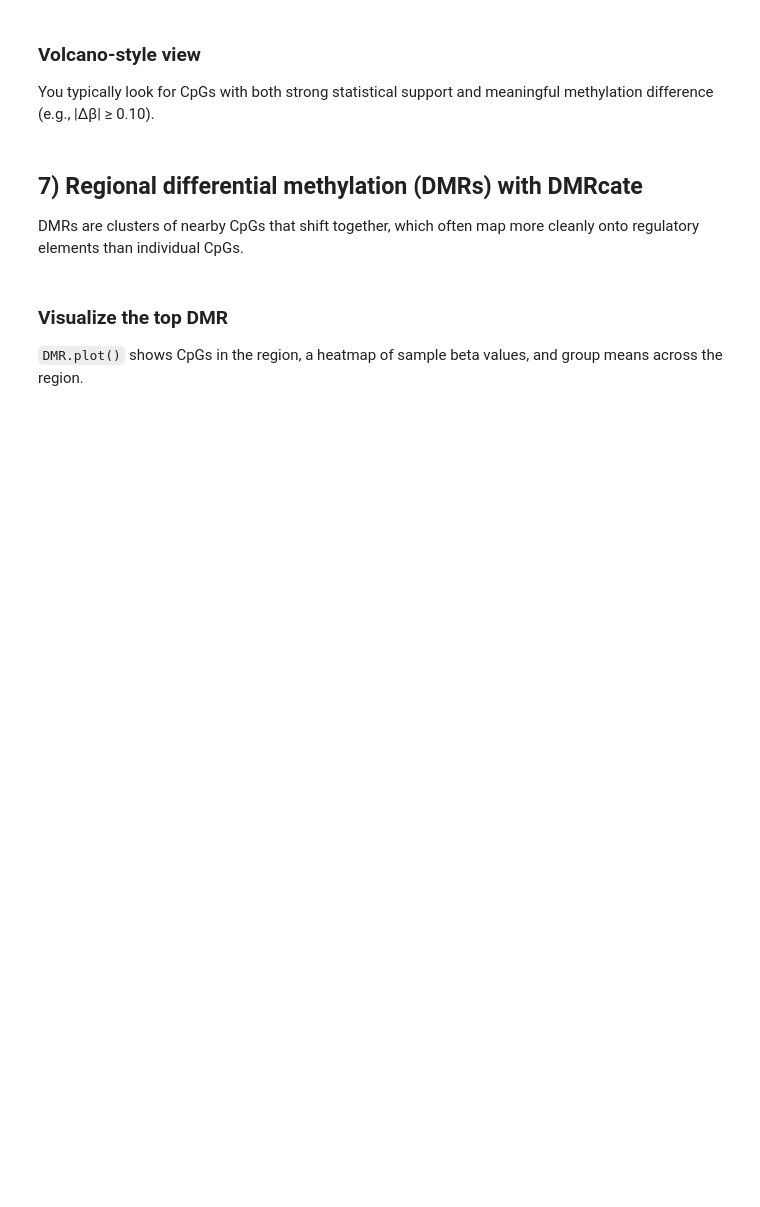
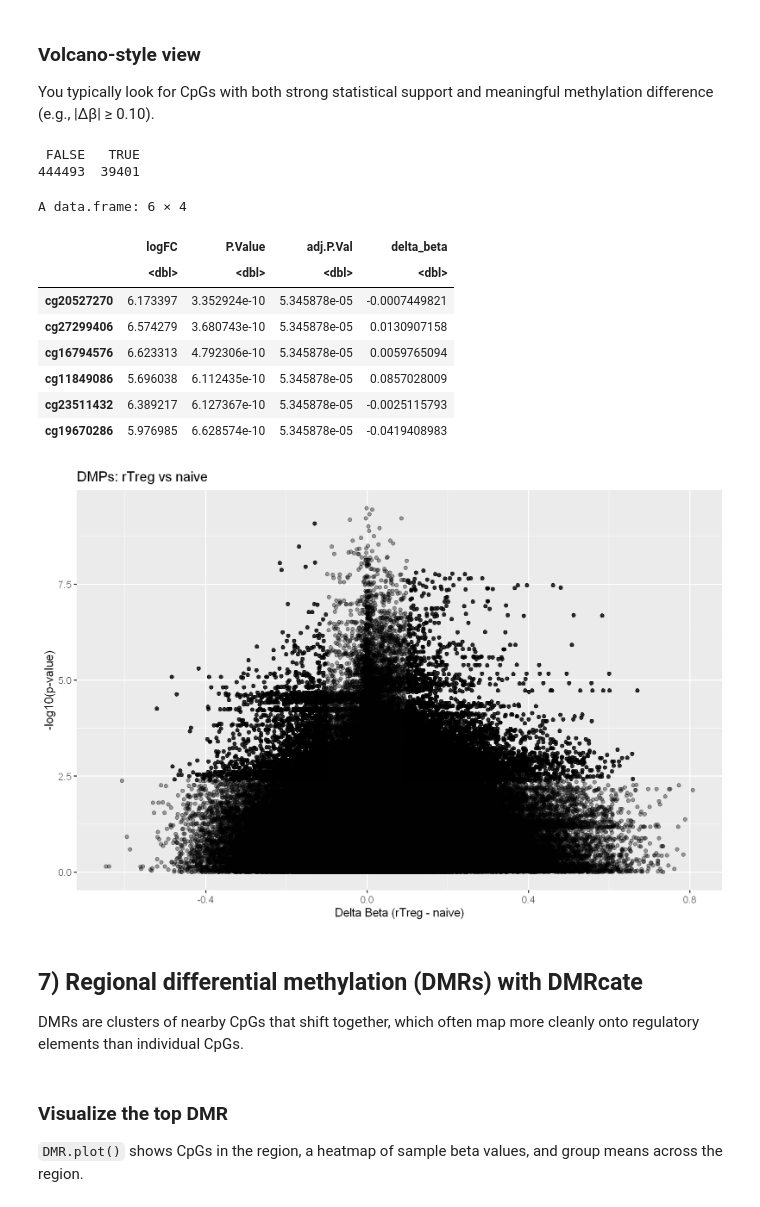
Before and after one commit to meshik/bioinformatics-code-hub, a Jupyter notebook: epigenomics/dna_methylation/r.ipynb, the cells around one changed output. Cells and saved outputs as stored; diff of their text form; code cells hidden in the pictures; blank space fills up the shorter version.

```diff
--- a/epigenomics/dna_methylation/r.ipynb
+++ b/epigenomics/dna_methylation/r.ipynb
@@ -281,13 +298,60 @@ head(dmp[, c("logFC", "P.Value", "adj.P.Val", "delta_beta")])
 
 You typically look for CpGs with both strong statistical support and meaningful methylation difference (e.g., |Δβ| ≥ 0.10).
 # %%
+library(limma)
+library(SummarizedExperiment)
+
+pheno <- as.data.frame(colData(gSet_f))
+
+# Keep only samples with a defined group
+keep <- !is.na(pheno$Sample_Group)
+gSet_sub <- gSet_f[, keep]
+pheno_sub <- as.data.frame(colData(gSet_sub))
+
+pheno_sub$Sample_Group <- factor(pheno_sub$Sample_Group, levels = c("benign", "tumor"))
+
+m_sub <- getM(gSet_sub)
+beta_sub <- getBeta(gSet_sub)
+
+design <- model.matrix(~ 0 + Sample_Group, data = pheno_sub)
+colnames(design) <- make.names(colnames(design))
+
+cont <- makeContrasts(Sample_Grouptumor - Sample_Groupbenign, levels = design)
+
+fit <- lmFit(m_sub, design)
+fit2 <- contrasts.fit(fit, cont)
+fit2 <- eBayes(fit2)
+
+dmp <- topTable(fit2, number = Inf, sort.by = "P", adjust.method = "BH")
+
+# Effect size: delta-beta (tumor - benign)
+dmp$delta_beta <- rowMeans(beta_sub[, pheno_sub$Sample_Group == "tumor", drop = FALSE]) -
+  rowMeans(beta_sub[, pheno_sub$Sample_Group == "benign", drop = FALSE])
+
+table(dmp$adj.P.Val < 0.05)
+head(dmp[, c("logFC", "P.Value", "adj.P.Val", "delta_beta")])
+
+
 dmp$neglog10p <- -log10(dmp$P.Value)
 dmp$hit <- (dmp$adj.P.Val < 0.05) & (abs(dmp$delta_beta) >= 0.10)
 
 ggplot(dmp, aes(x = delta_beta, y = neglog10p)) +
   geom_point(alpha = 0.35) +
   geom_point(data = subset(dmp, hit), alpha = 0.7) +
   labs(title = "DMPs: rTreg vs naive", x = "Delta Beta (rTreg - naive)", y = "-log10(p-value)")
+# %% [output]
+ FALSE   TRUE
+444493  39401
+A data.frame: 6 × 4
+|  | logFC | P.Value | adj.P.Val | delta_beta |
+|  | <dbl> | <dbl> | <dbl> | <dbl> |
+| cg20527270 | 6.173397 | 3.352924e-10 | 5.345878e-05 | -0.0007449821 |
+| cg27299406 | 6.574279 | 3.680743e-10 | 5.345878e-05 | 0.0130907158 |
+| cg16794576 | 6.623313 | 4.792306e-10 | 5.345878e-05 | 0.0059765094 |
+| cg11849086 | 5.696038 | 6.112435e-10 | 5.345878e-05 | 0.0857028009 |
+| cg23511432 | 6.389217 | 6.127367e-10 | 5.345878e-05 | -0.0025115793 |
+| cg19670286 | 5.976985 | 6.628574e-10 | 5.345878e-05 | -0.0419408983 |
+[figure, added]
 # %% [markdown]
 ## 7) Regional differential methylation (DMRs) with DMRcate
 
```
Also changed, not shown: parts of 8 cells of this notebook.
